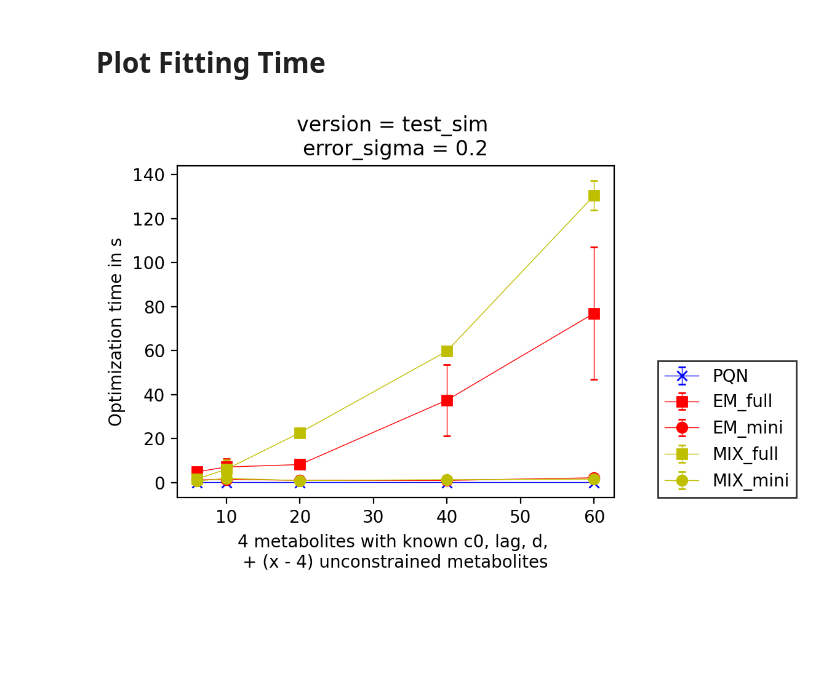
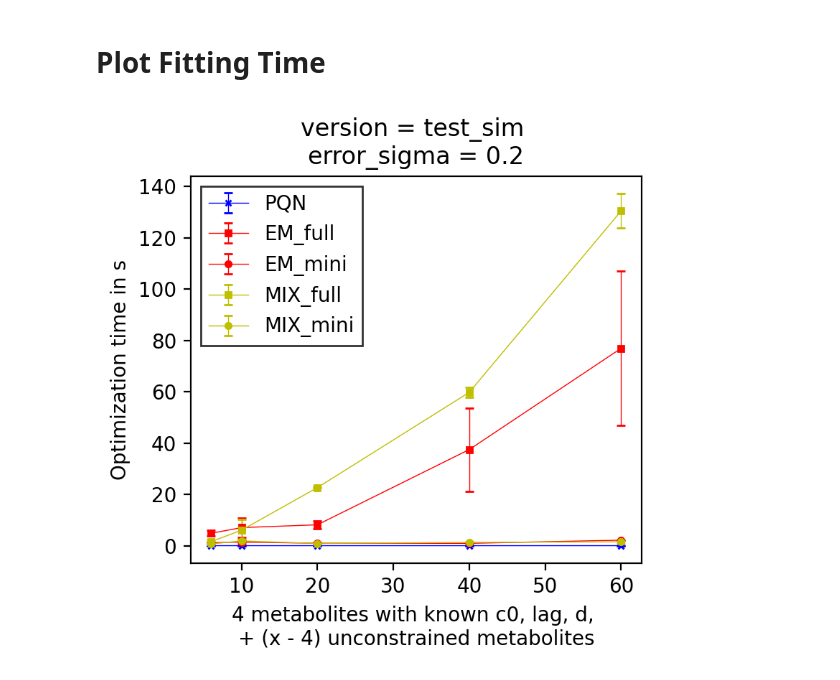
Before and after one commit to Gotsmy/sweat_normalization, a Jupyter notebook: Simulation_Analysis.ipynb, the cells around one changed output. Cells and saved outputs as stored; diff of their text form; code cells hidden in the pictures; blank space fills up the shorter version.

```diff
--- a/Simulation_Analysis.ipynb
+++ b/Simulation_Analysis.ipynb
@@ -234,7 +234,7 @@ for n_metabolites in n_metabolites_list:
 points = np.array(points)
 stds = np.array(stds)
 for nr, label in enumerate(methods):
-    plt.errorbar(n_metabolites_list,points[:,nr],yerr=stds[:,nr],color=colors[nr],marker=markers[nr],linewidth=.5,capsize=2,label=label)
+    plt.errorbar(n_metabolites_list,points[:,nr],yerr=stds[:,nr],color=colors[nr],marker=markers[nr],linewidth=.5,capsize=2,label=label,markersize=3)
 plt.xlabel('4 metabolites with known c0, lag, d, \n+ (x - 4) unconstrained metabolites')
 plt.xticks(n_metabolites_list)
 # plt.ylim(.7,1)
@@ -254,34 +254,34 @@ path          = 'test_sim'
 base          = '/home/users/mgotsmy/paper_gits/211109_sweat_normalization_github/sweat_normalization'
 n_metabolites_list = np.array([6,10,20,40,60])
 markers = ['x','s','o','s','o']
 colors  = ['b','r','r','y','y']
 methods = ['PQN','EM_full','EM_mini','MIX_full','MIX_mini']
 
 total_times = []
 total_stds  = []
 for n_metabolites in n_metabolites_list:
     with open(f'{base}/{path}_e_{error_sigma}_n_{n_metabolites}.pkl','rb') as file:
         results_time,results_sv,results_model,raw_values = pickle.load(file)
     tmp_times = []
     tmp_stds  = []
     for method in methods:
         tmp_times.append(np.mean(results_time[method]))
         tmp_stds.append(np.std(results_time[method]))
     total_times.append(tmp_times)
     total_stds.append(tmp_stds)
 total_times = np.array(total_times)
 total_stds  = np.array(total_stds)
 
-plt.figure(dpi=200,figsize=(6,4))
+plt.figure(dpi=200,figsize=(4,4))
 plt.title('version = {} \nerror_sigma = {:.1f}'.format(path,error_sigma))
 for nr, label in enumerate(methods):
-    plt.errorbar(n_metabolites_list,total_times[:,nr],yerr=total_stds[:,nr],color=colors[nr],marker=markers[nr],linewidth=.5,capsize=2,label=label)
+    plt.errorbar(n_metabolites_list,total_times[:,nr],yerr=total_stds[:,nr],color=colors[nr],marker=markers[nr],linewidth=.5,capsize=2,label=label,markersize=3)
 plt.xlabel('4 metabolites with known c0, lag, d, \n+ (x - 4) unconstrained metabolites')
 plt.ylabel('Optimization time in s')
 # plt.yscale('log')
 ######## Concluding Commands
-plt.legend(loc=(1.1,0),edgecolor='k',fancybox=False)
+plt.legend(edgecolor='k',fancybox=False) # loc=(1.1,0),
 plt.tight_layout()
 plt.show()
 # %% [output]
-[figure, old version]
+[figure, new version]
```
Also changed, not shown: 2 other files.
